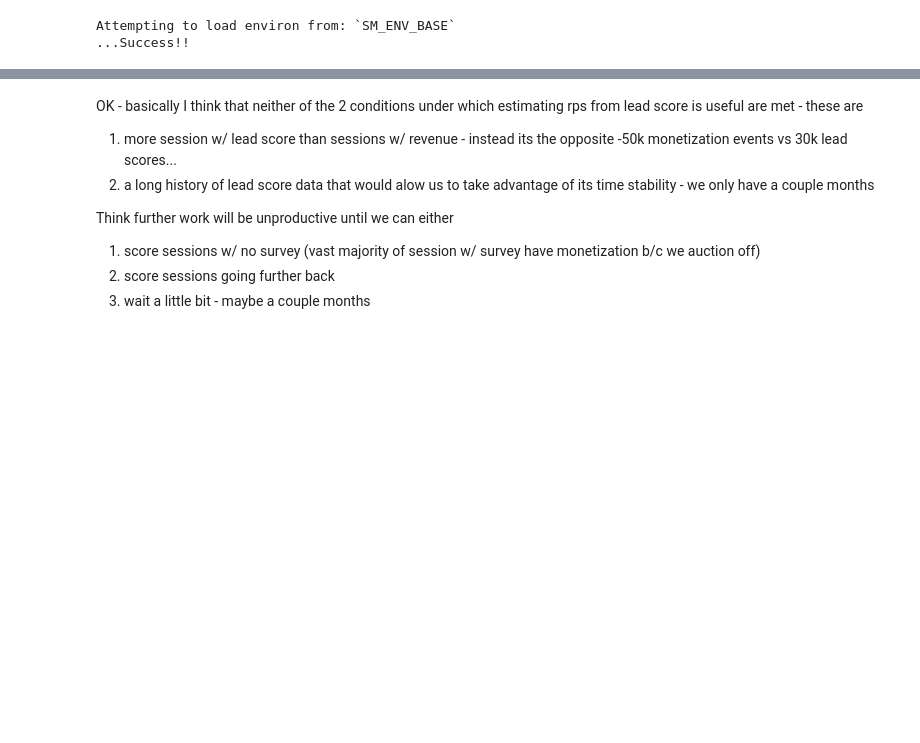
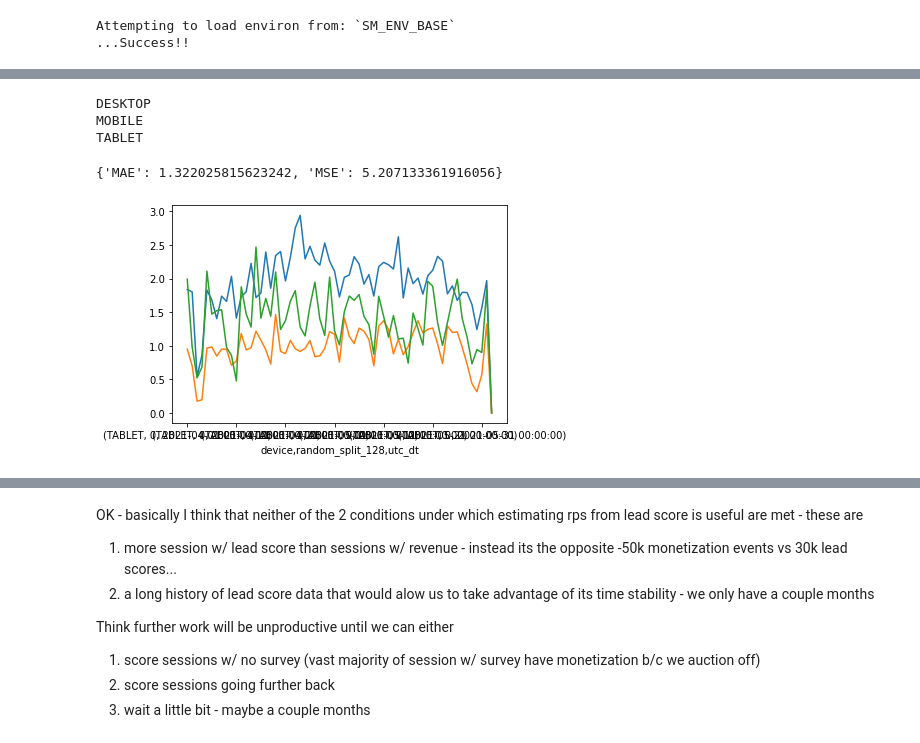
Before and after one commit to pkrishnamurthy1007/adtech, a Jupyter notebook: notebooks/aduriseti_shared/rps_est.ipynb, the cells around one changed output, grey strips where cells are left out. Saved outputs shown, nothing was run; the diff lists cells and outputs as text; code cells hidden in the pictures; blank space fills up the shorter version.

```diff
--- a/notebooks/aduriseti_shared/rps_est.ipynb
+++ b/notebooks/aduriseti_shared/rps_est.ipynb
@@ -555,3 +539,27 @@ score_adv_cnt       7103.0
 score_supp_cnt      7105.0
 score_cnt          29432.0
 dtype: float64
+# %%
+def wavg(V, W):
+    if W.sum() == 0:return 0
+    if V.shape.__len__() > 1:
+        return (V*W.values.reshape(-1,1)).sum() / W.sum()
+    else:
+        return (V*W).sum() / W.sum()
+def wvar(V,W):
+    mu = wavg(V,W)
+    var = wavg((V - mu)**2,W)
+    return var
+def wstd(V,W):
+    return wvar(V,W)**0.5
+def get_wavg_by(df, col):
+    def wavg_by(V):
+        return wavg(V, W=df.loc[V.index, col])
+    return wavg_by
+def get_wstd_by(df, col):
+    def wstd_by(V):
+        return wstd(V, W=df.loc[V.index, col])
+    return wstd_by
+
+import numpy as np
+rps_df.groupby("device").transform(get_wavg_by(rps_df,"sessions"))
@@ -557,0 +572,6 @@ dtype: float64
+# %%
+import numpy as np
+rps_df["rps_avg_true"] = rps_df \
+    .groupby(["device","utc_dt"])["rps_avg"] \
+    .transform(get_wavg_by(rps_df,"sessions"))
+rps_df
@@ -557,0 +593,16 @@ dtype: float64
+# %%
+for device in rps_df.index.unique("device"):
+    print(device)
+    rps_df.loc[(device,0,slice(None)),"rps_avg_true"].plot()
+
+d = {
+    "MAE": (rps_df["rps_avg"] - rps_df["rps_avg_true"]).abs().mean(),
+    "MSE": ((rps_df["rps_avg"] - rps_df["rps_avg_true"]) ** 2).mean(),
+}
+d
+# %% [output]
+DESKTOP
+MOBILE
+TABLET
+{'MAE': 1.322025815623242, 'MSE': 5.207133361916056}
+[figure, added]
```
Also changed, not shown: parts of 10 cells of this notebook, 2 other files.
